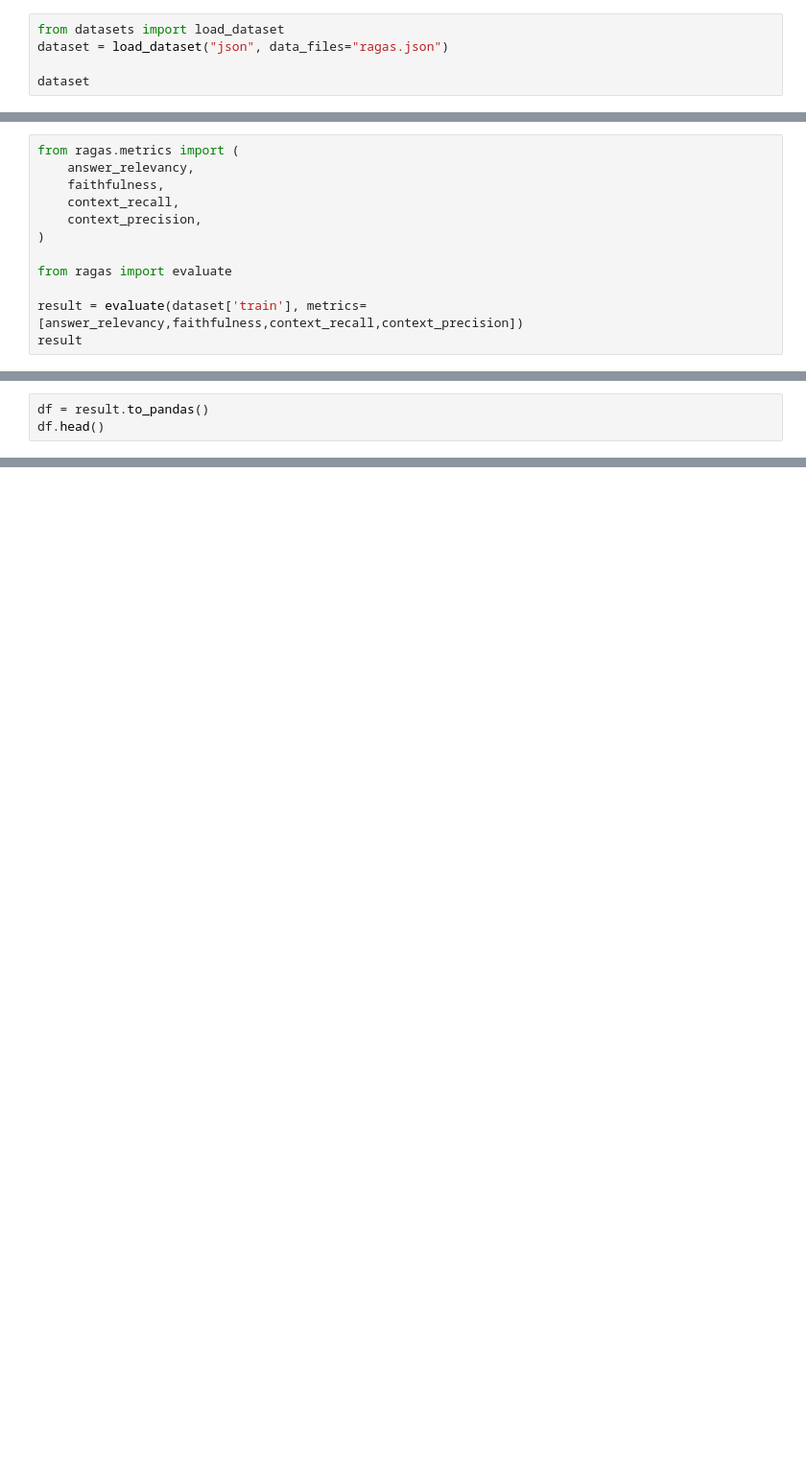
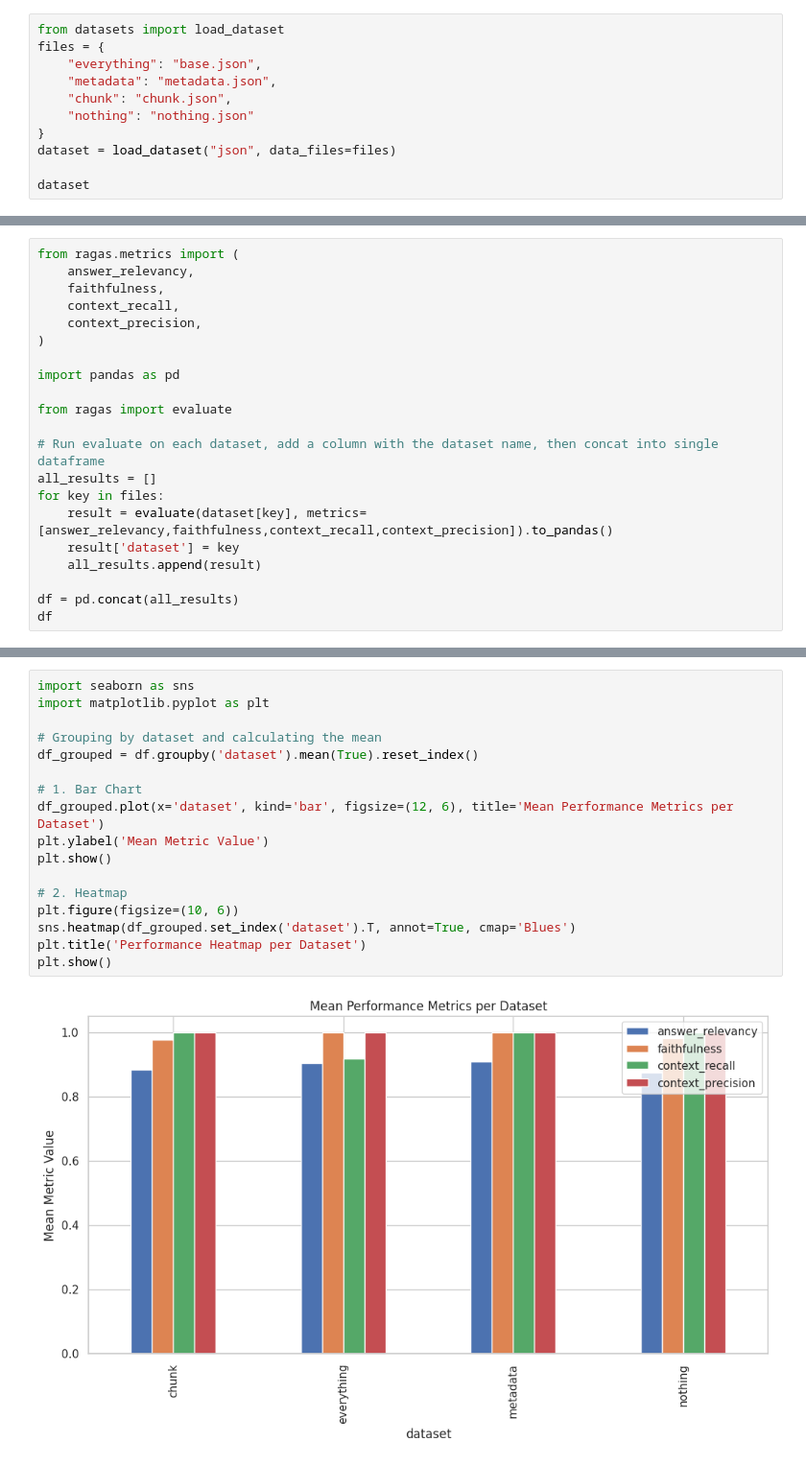
Before and after one commit to bosun-ai/swiftide-tutorial, a Jupyter notebook: ragas/notebook.ipynb, the cells around one changed output, grey strips where cells are left out. Shown at 96% size. Drawn from its saved outputs; the diff is of its cells as text; blank space fills up the shorter version.

```diff
--- a/ragas/notebook.ipynb
+++ b/ragas/notebook.ipynb
@@ -10,5 +21,11 @@ DatasetDict({
 # %%
 from datasets import load_dataset
-dataset = load_dataset("json", data_files="ragas.json")
+files = {
+    "everything": "base.json",
+    "metadata": "metadata.json",
+    "chunk": "chunk.json",
+    "nothing": "nothing.json"
+}
+dataset = load_dataset("json", data_files=files)
 
 dataset
@@ -20,8 +56,17 @@ from ragas.metrics import (
     context_precision,
 )
 
+import pandas as pd
+
 from ragas import evaluate
 
-result = evaluate(dataset['train'], metrics=[answer_relevancy,faithfulness,context_recall,context_precision])
-result
+# Run evaluate on each dataset, add a column with the dataset name, then concat into single dataframe
+all_results = []
+for key in files:
+    result = evaluate(dataset[key], metrics=[answer_relevancy,faithfulness,context_recall,context_precision]).to_pandas()
+    result['dataset'] = key
+    all_results.append(result)
+
+df = pd.concat(all_results)
+df
 # %% [output]
@@ -29,3 +85,0 @@ KeyboardInterrupt:
-# %%
-df = result.to_pandas()
-df.head()
@@ -34,0 +86,19 @@ df.head()
+# %%
+import seaborn as sns
+import matplotlib.pyplot as plt
+
+# Grouping by dataset and calculating the mean
+df_grouped = df.groupby('dataset').mean(True).reset_index()
+
+# 1. Bar Chart
+df_grouped.plot(x='dataset', kind='bar', figsize=(12, 6), title='Mean Performance Metrics per Dataset')
+plt.ylabel('Mean Metric Value')
+plt.show()
+
+# 2. Heatmap
+plt.figure(figsize=(10, 6))
+sns.heatmap(df_grouped.set_index('dataset').T, annot=True, cmap='Blues')
+plt.title('Performance Heatmap per Dataset')
+plt.show()
+# %% [output]
+[figure, added]
```
Also changed, not shown: parts of 9 cells of this notebook, 3 other files.
